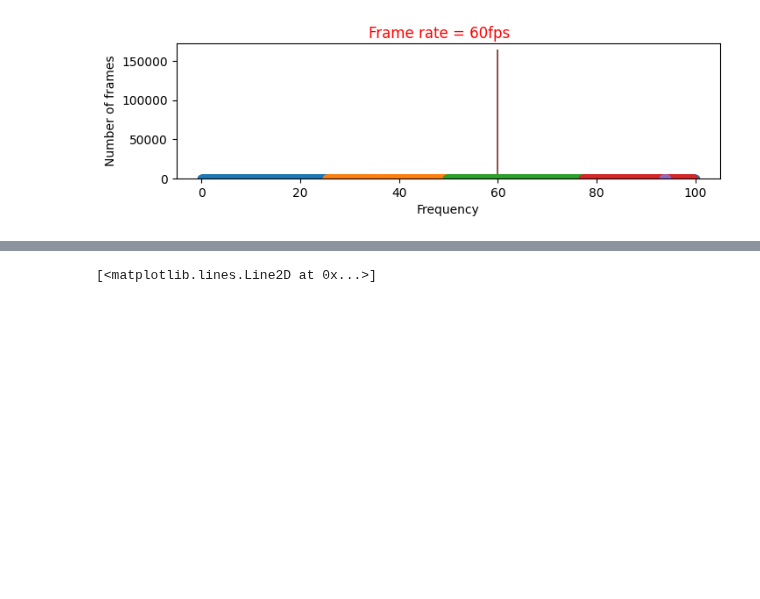
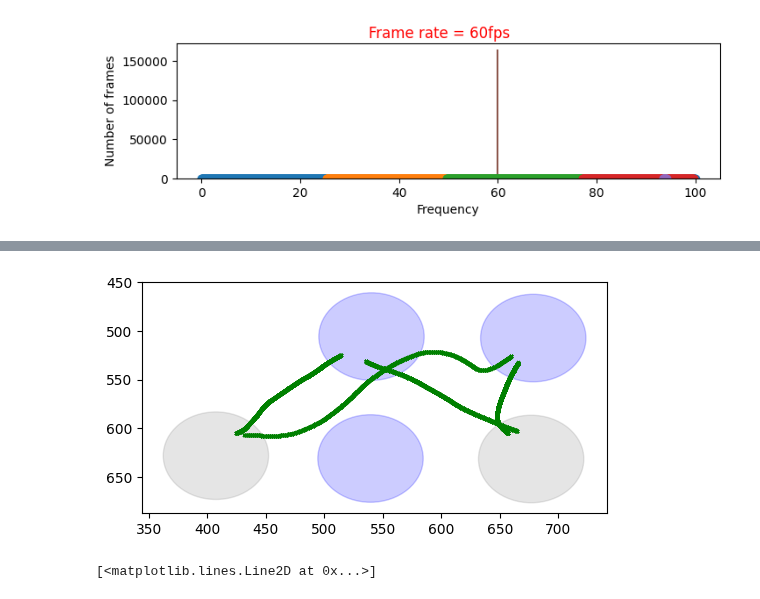
Before and after one commit to EmmettJT/sequences_analyse_PPSeq, a Jupyter notebook: revision_analysis/prioritisation_analysis/Untitled-1.ipynb, the cells around one changed output, grey strips where cells are left out. Saved outputs shown, nothing was run; the diff lists cells and outputs as text; code cells hidden in the pictures; blank space fills up the shorter version.

```diff
--- a/revision_analysis/prioritisation_analysis/Untitled-1.ipynb
+++ b/revision_analysis/prioritisation_analysis/Untitled-1.ipynb
@@ -554,0 +765,51 @@ array([ 20520.,  20520.,  20520., ..., 163258., 163258., 163258.])
+# %%
+interpolated_av_curves = []
+
+for a_curve_ in [a_curve1,a_curve2,a_curve3,a_curve4]:
+
+    total_length = total_length_of_curve(a_curve_)
+    # chose number of points you want to construct the curve out of - this will only be roughly fitted as the code does a lot of rounding. This cant be smaller than the current length - ifyou do this is will just keep the curve the same (it can only add points)
+    num_points = 2000
+    # number to multiply the segment length to get the rough breakdown so that we get around 1000 in total
+    segment_warp_factor = num_points/int(total_length)
+
+    interpolated_av_curve = []
+    for i in tqdm(range(len(a_curve_))):
+        if i>0:
+            st_ = a_curve_[i]
+            ed_ = a_curve_[i-1]
+            seg_distance = math.dist(st_,ed_)
+            num_points_to_add = np.round(seg_distance * segment_warp_factor)
+            if num_points_to_add >1:
+
+                seg = [st_] + [ed_]
+                x = [point[0] for point in seg]
+                y = [point[1] for point in seg]
+
+                M = int(num_points_to_add)
+                t = np.linspace(0, len(x), M)
+                x_interp = np.interp(t, np.arange(len(x)), x)
+                y_interp = np.interp(t, np.arange(len(y)), y)
+
+                interpolated_av_curve += ([[x, y] for x, y in zip(x_interp, y_interp)])
+            else:
+                interpolated_av_curve += [a_curve_[i]]
+    interpolated_av_curves += [interpolated_av_curve]
+
+nrow = 1
+ncol = 1
+fig, axs = plt.subplots(nrow, ncol,figsize=(6, 3))
+for ind, ax in enumerate(fig.axes):
+    for index,port_centroid in enumerate(port_centroids):
+        ## define rings around important ports: port 5, port2, port 3, port4
+        radius = 45
+        c = ['blue','grey','blue','grey','blue']
+        circle1 = plt.Circle(port_centroid, radius, color=c[index], alpha = 0.2)
+        ax.add_patch(circle1)
+    ax.invert_yaxis()
+    for interpolated_av_curve in interpolated_av_curves:
+        x = [point[0] for point in interpolated_av_curve]
+        y = [point[1] for point in interpolated_av_curve]
+        ax.plot(x, y, 'x',markersize = 2,color = 'green')
+# %% [output]
+[figure, added]
```
Also changed, not shown: parts of 8 cells of this notebook.
